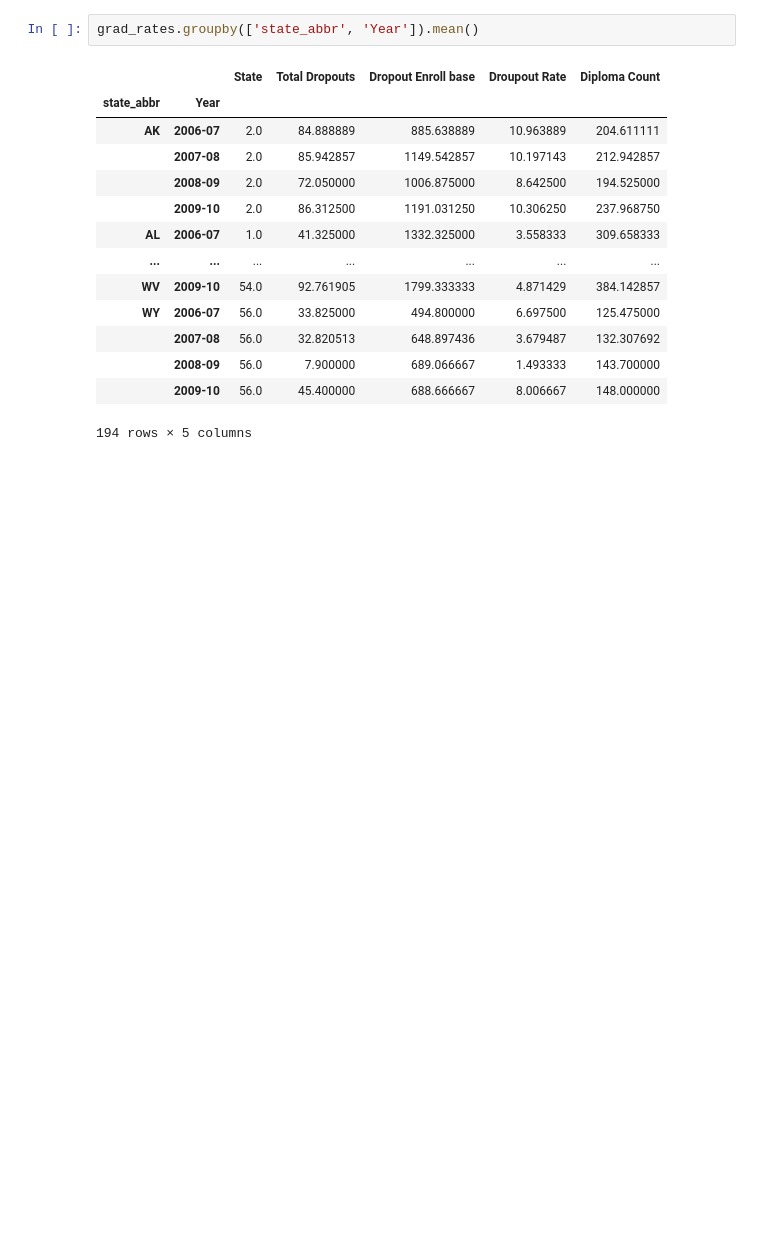
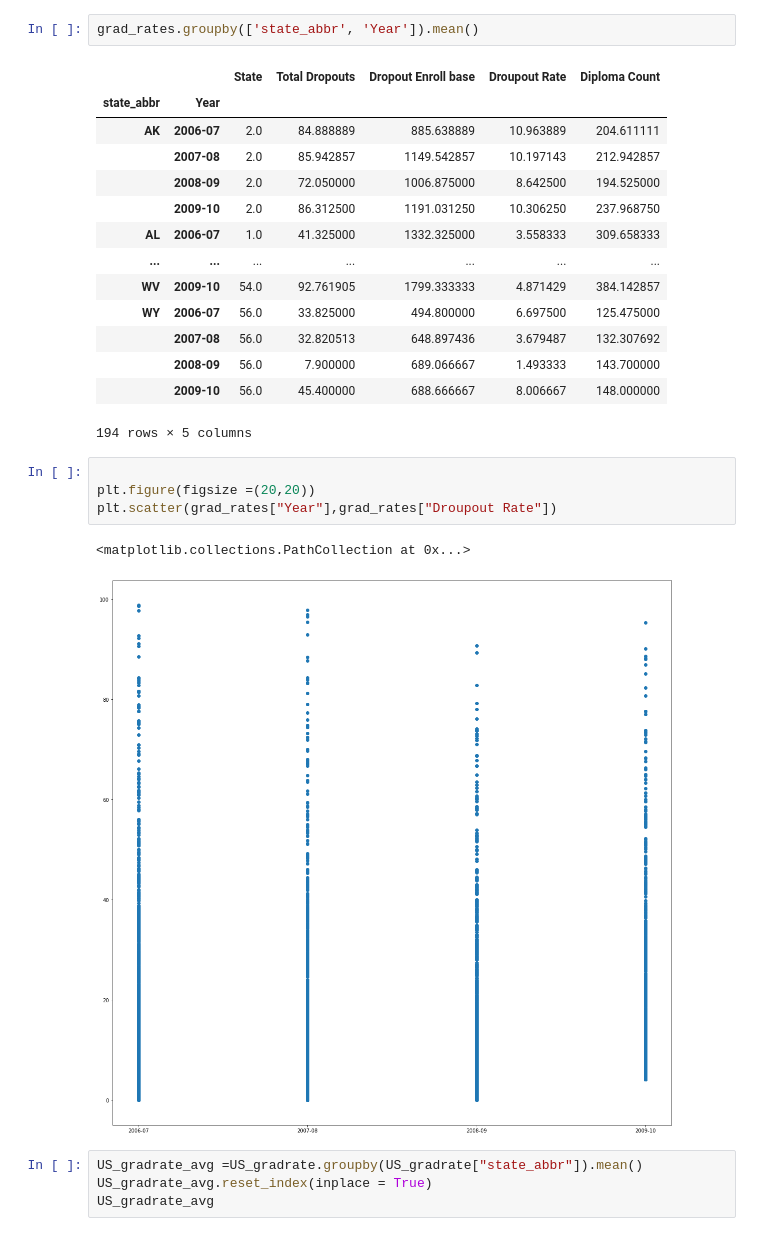
Before and after one commit to klcurtiss/Project1work, a Jupyter notebook: project1.ipynb, the cells around one changed output. Drawn from its saved outputs; the diff is of its cells as text; blank space fills up the shorter version.

```diff
--- a/project1.ipynb
+++ b/project1.ipynb
@@ -255,3 +255,14 @@ grad_rates.groupby(['state_abbr', 'Year']).mean()
 |  | 2008-09 | 56.0 | 7.900000 | 689.066667 | 1.493333 | 143.700000 |
 |  | 2009-10 | 56.0 | 45.400000 | 688.666667 | 8.006667 | 148.000000 |
 194 rows × 5 columns
+# %%
+
+plt.figure(figsize =(20,20))
+plt.scatter(grad_rates["Year"],grad_rates["Droupout Rate"])
+# %% [output]
+<matplotlib.collections.PathCollection at 0x...>
+[figure, added]
+# %%
+US_gradrate_avg =US_gradrate.groupby(US_gradrate["state_abbr"]).mean()
+US_gradrate_avg.reset_index(inplace = True)
+US_gradrate_avg
```
Also changed, not shown: 1 other file.
